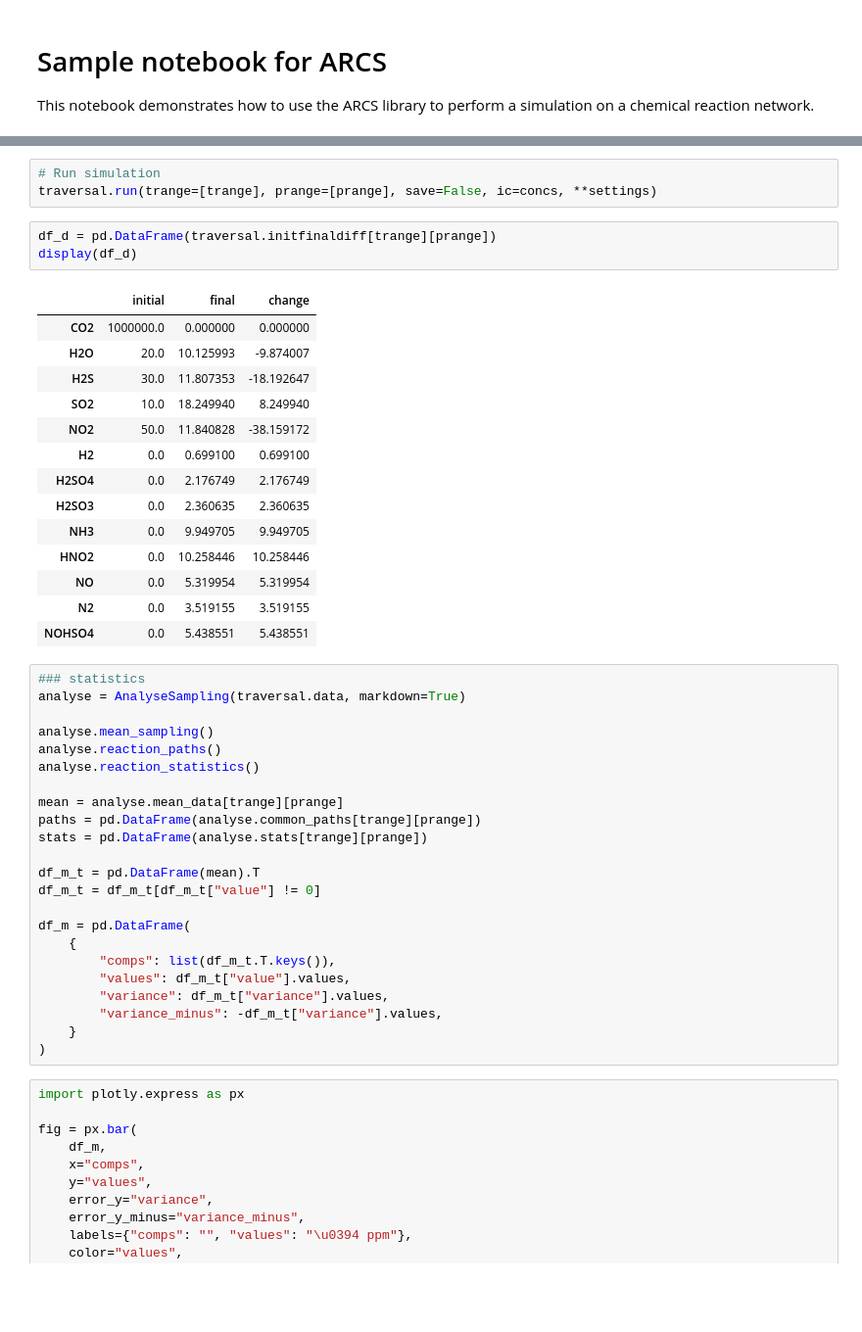
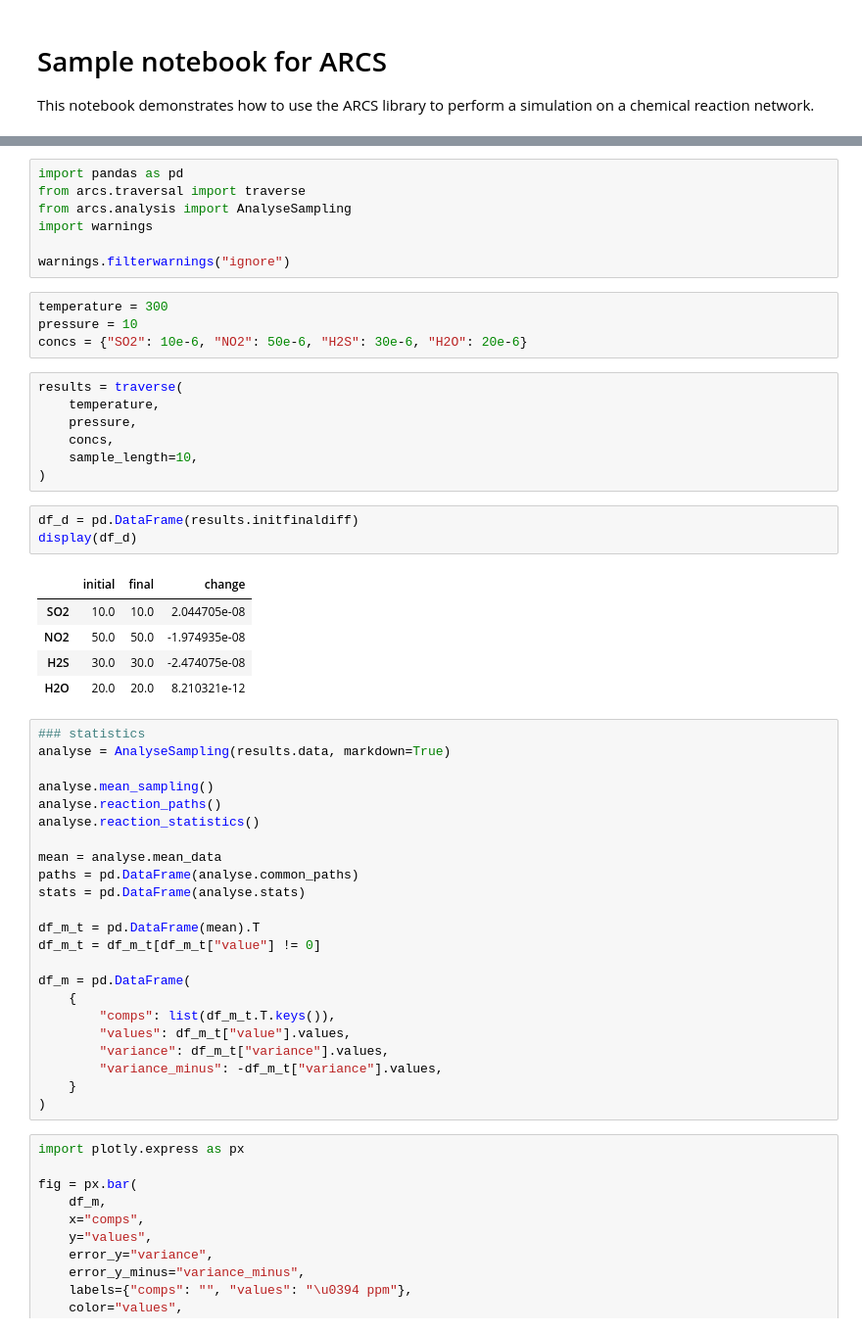
Before and after one commit to pinkwah/arcs, a Jupyter notebook: notebooks/arcs_sample.ipynb, the cells around one changed output, grey strips where cells are left out. Shown at 98% size. Saved outputs shown, nothing was run; the diff lists cells and outputs as text; blank space fills up the shorter version.

Commit message:
simplifies and removes T and P dimensions on analysis functions (#39)
* removes T and P dimensions from analysis functions

```diff
--- a/notebooks/arcs_sample.ipynb
+++ b/notebooks/arcs_sample.ipynb
@@ -35,35 +5,41 @@ prange = 10
-# %%
-# Run simulation
-traversal.run(trange=[trange], prange=[prange], save=False, ic=concs, **settings)
+# %%
+import pandas as pd
+from arcs.traversal import traverse
+from arcs.analysis import AnalyseSampling
+import warnings
+
+warnings.filterwarnings("ignore")
+# %%
+temperature = 300
+pressure = 10
+concs = {"SO2": 10e-6, "NO2": 50e-6, "H2S": 30e-6, "H2O": 20e-6}
+# %%
+results = traverse(
+    temperature,
+    pressure,
+    concs,
+    sample_length=10,
+)
 # %%
-df_d = pd.DataFrame(traversal.initfinaldiff[trange][prange])
+df_d = pd.DataFrame(results.initfinaldiff)
 display(df_d)
 # %% [output]
 |  | initial | final | change |
-| CO2 | 1000000.0 | 0.000000 | 0.000000 |
-| H2O | 20.0 | 10.125993 | -9.874007 |
-| H2S | 30.0 | 11.807353 | -18.192647 |
-| SO2 | 10.0 | 18.249940 | 8.249940 |
-| NO2 | 50.0 | 11.840828 | -38.159172 |
-| H2 | 0.0 | 0.699100 | 0.699100 |
-| H2SO4 | 0.0 | 2.176749 | 2.176749 |
-| H2SO3 | 0.0 | 2.360635 | 2.360635 |
-| NH3 | 0.0 | 9.949705 | 9.949705 |
-| HNO2 | 0.0 | 10.258446 | 10.258446 |
-| NO | 0.0 | 5.319954 | 5.319954 |
-| N2 | 0.0 | 3.519155 | 3.519155 |
-| NOHSO4 | 0.0 | 5.438551 | 5.438551 |
+| SO2 | 10.0 | 10.0 | 2.044705e-08 |
+| NO2 | 50.0 | 50.0 | -1.974935e-08 |
+| H2S | 30.0 | 30.0 | -2.474075e-08 |
+| H2O | 20.0 | 20.0 | 8.210321e-12 |
 # %%
 ### statistics
-analyse = AnalyseSampling(traversal.data, markdown=True)
+analyse = AnalyseSampling(results.data, markdown=True)
 
 analyse.mean_sampling()
 analyse.reaction_paths()
 analyse.reaction_statistics()
 
-mean = analyse.mean_data[trange][prange]
-paths = pd.DataFrame(analyse.common_paths[trange][prange])
-stats = pd.DataFrame(analyse.stats[trange][prange])
+mean = analyse.mean_data
+paths = pd.DataFrame(analyse.common_paths)
+stats = pd.DataFrame(analyse.stats)
 
 df_m_t = pd.DataFrame(mean).T
 df_m_t = df_m_t[df_m_t["value"] != 0]
```
Also changed, not shown: parts of 12 cells of this notebook, 1 other file.
